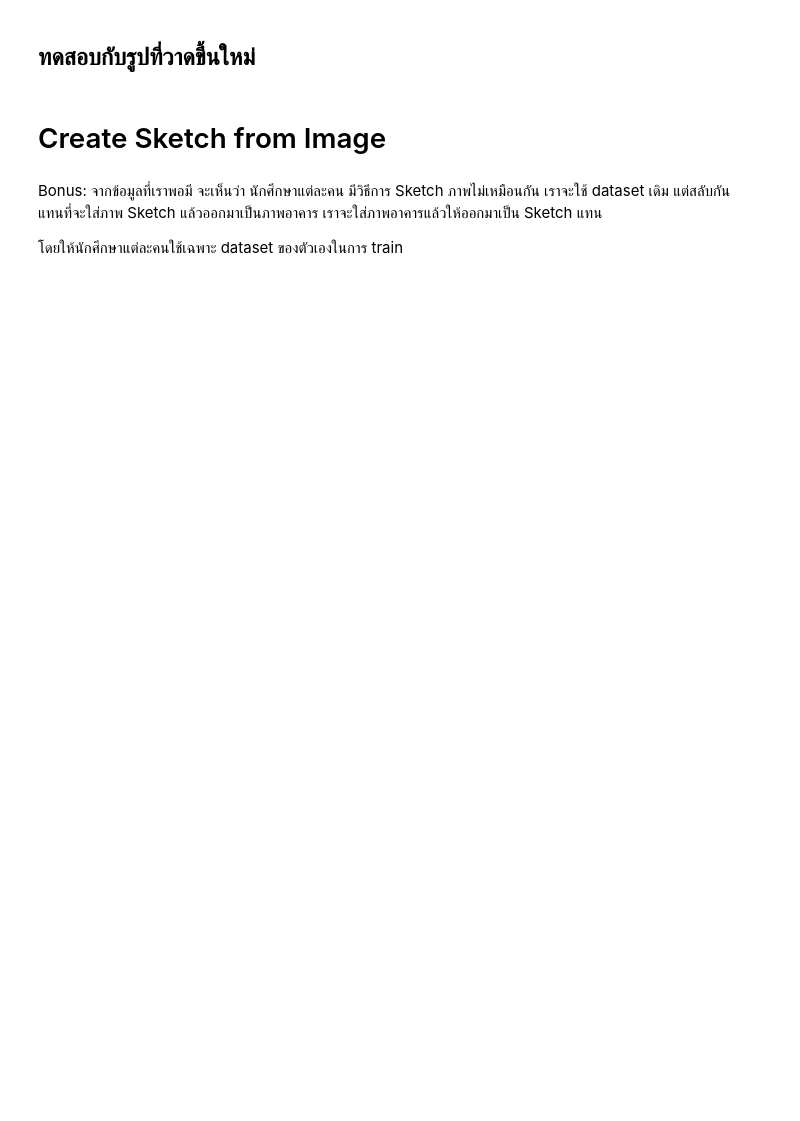
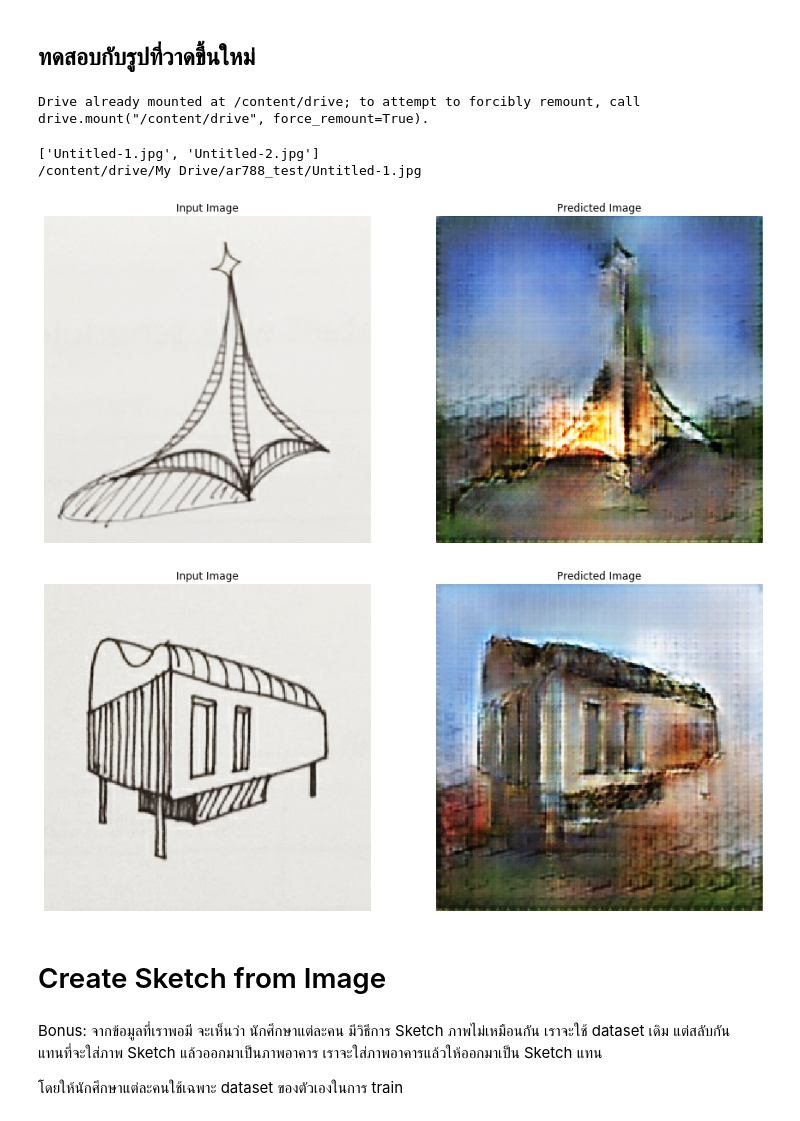
Before and after one commit to maipatana/AR788, a Jupyter notebook: week_14/AR788_Week14_GANS.ipynb, the cells around one changed output. Cells and saved outputs as stored; diff of their text form; code cells hidden in the pictures; blank space fills up the shorter version.

```diff
--- a/week_14/AR788_Week14_GANS.ipynb
+++ b/week_14/AR788_Week14_GANS.ipynb
@@ -472,10 +541,51 @@ checkpoint.restore(tf.train.latest_checkpoint("./ar788_checkpoint/"))
 ## ทดสอบกับรูปที่วาดขึ้นใหม่
 # %%
 # ทำการ mount Google Drive เข้ากับ Notebook นี้ เพื่อนำภาพที่วาดขึ้นใหม่ใส่เข้าไปใน Google Drive แล้วนำมาใช้งาน
-# %%
-## ทำการเขียน Function ชื่อ generate_image ขึ้นมาใหม่ เพื่อทดสอบรูปที่เพิ่งวาด
-def generate_image(model, test_input, tar):
-  ## Code here ##
+# %%
+from google.colab import drive
+drive.mount('/content/drive')
+# %% [output]
+Drive already mounted at /content/drive; to attempt to forcibly remount, call drive.mount("/content/drive", force_remount=True).
+# %%
+test_image_PATH = "/content/drive/My Drive/ar788_test/"
+print(os.listdir(test_image_PATH))
+test_files = os.listdir(test_image_PATH)
+print(test_image_PATH+test_files[0])
+# %% [output]
+['Untitled-1.jpg', 'Untitled-2.jpg']
+/content/drive/My Drive/ar788_test/Untitled-1.jpg
+# %%
+test_new_dataset = tf.data.Dataset.list_files([test_image_PATH+i for i in test_files])
+test_new_dataset = test_new_dataset.map(load_new_image_test)
+test_new_dataset = test_new_dataset.batch(BATCH_SIZE)
+# %%
+## ทำการเขียน Function ชื่อ generate_image ขึ้นมาใหม่ เพื่อทดสอบรูปที่เพิ่งวาด
+def generate_image(model, test_input):
+  ## Code here ##
+  # the training=True is intentional here since
+  # we want the batch statistics while running the model
+  # on the test dataset. If we use training=False, we will get
+  # the accumulated statistics learned from the training dataset
+  # (which we don't want)
+  prediction = model(test_input, training=True)
+  plt.figure(figsize=(15,15))
+
+  display_list = [test_input[0], prediction[0]]
+  title = ['Input Image', 'Predicted Image']
+
+  for i in range(2):
+    plt.subplot(1, 2, i+1)
+    plt.title(title[i])
+    # getting the pixel values between [0, 1] to plot it.
+    plt.imshow(display_list[i] * 0.5 + 0.5)
+    plt.axis('off')
+  plt.show()
+# %%
+for inp in test_new_dataset.take(5):
+  generate_image(generator, inp)
+# %% [output]
+[figure, added]
+[figure, added]
 # %% [markdown]
 # Create Sketch from Image
 # %% [markdown]
```
Also changed, not shown: parts of 17 cells of this notebook.
